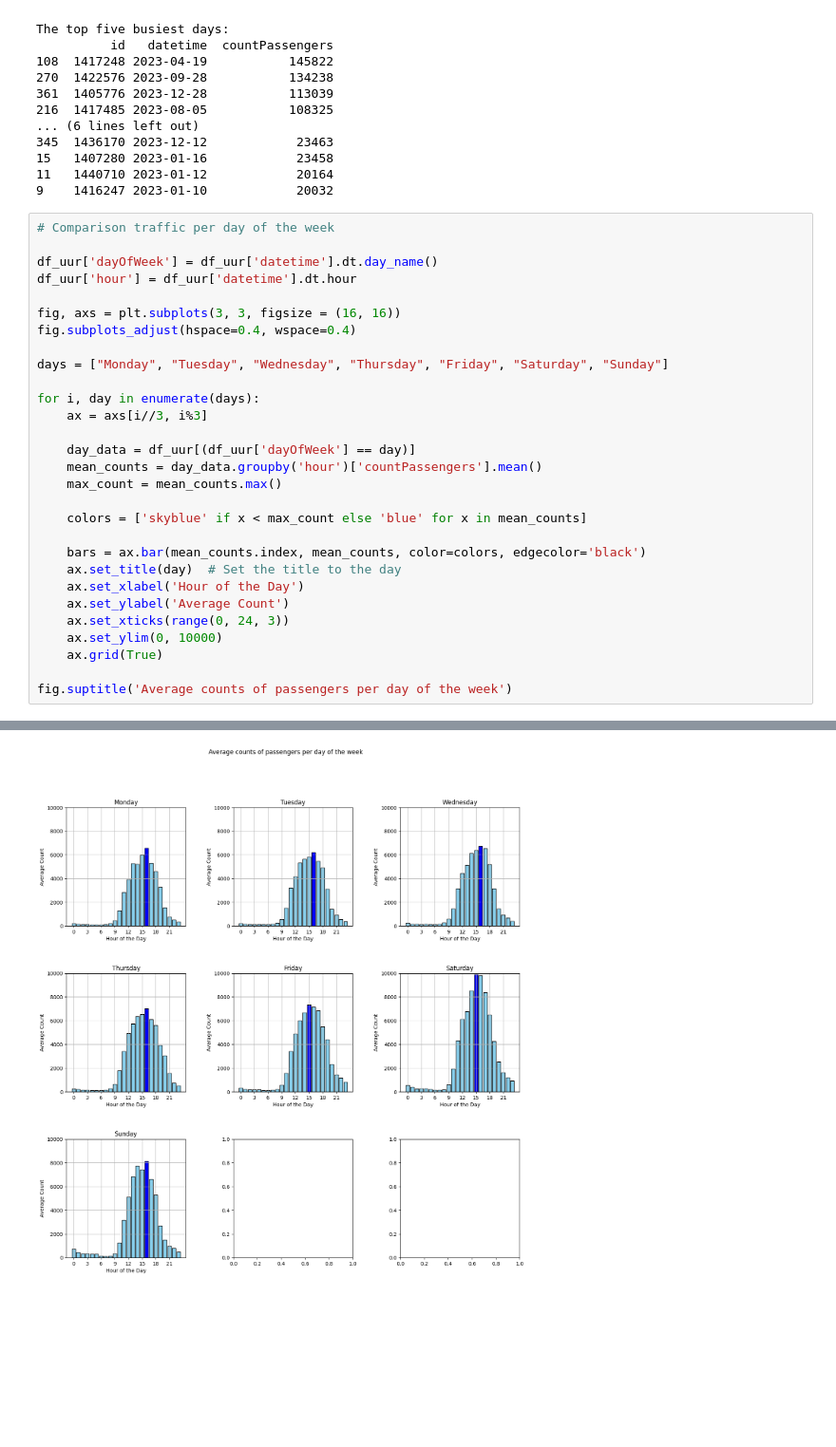
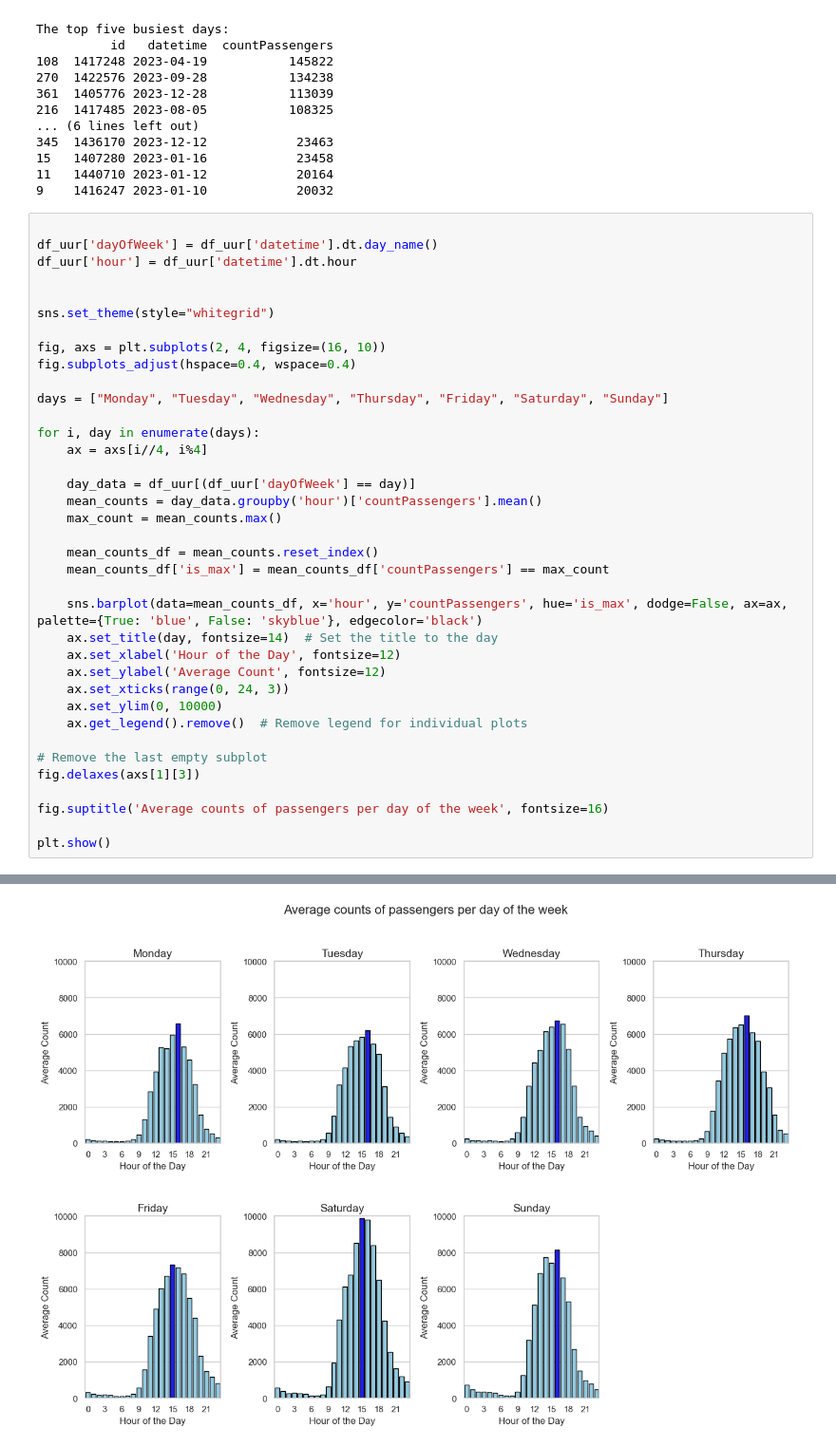
Before and after one commit to SammieKn/ShoppingKalverstraat, a Jupyter notebook: EDA.ipynb, the cells around one changed output, grey strips where cells are left out. Shown at 95% size. Drawn from its saved outputs; the diff is of its cells as text; blank space fills up the shorter version.

Commit message:
first version of the data analysis

```diff
--- a/EDA.ipynb
+++ b/EDA.ipynb
@@ -282,32 +280,40 @@ The top five busiest days:
 11   1440710 2023-01-12            20164
 9    1416247 2023-01-10            20032
 # %%
-# Comparison traffic per day of the week
 
 df_uur['dayOfWeek'] = df_uur['datetime'].dt.day_name()
 df_uur['hour'] = df_uur['datetime'].dt.hour
 
-fig, axs = plt.subplots(3, 3, figsize = (16, 16))
+
+sns.set_theme(style="whitegrid")
+
+fig, axs = plt.subplots(2, 4, figsize=(16, 10))
 fig.subplots_adjust(hspace=0.4, wspace=0.4)
 
 days = ["Monday", "Tuesday", "Wednesday", "Thursday", "Friday", "Saturday", "Sunday"]
 
 for i, day in enumerate(days):
-    ax = axs[i//3, i%3]
+    ax = axs[i//4, i%4]
 
     day_data = df_uur[(df_uur['dayOfWeek'] == day)]
     mean_counts = day_data.groupby('hour')['countPassengers'].mean()
     max_count = mean_counts.max()
 
-    colors = ['skyblue' if x < max_count else 'blue' for x in mean_counts]
+    mean_counts_df = mean_counts.reset_index()
+    mean_counts_df['is_max'] = mean_counts_df['countPassengers'] == max_count
 
-    bars = ax.bar(mean_counts.index, mean_counts, color=colors, edgecolor='black')
-    ax.set_title(day)  # Set the title to the day
-    ax.set_xlabel('Hour of the Day')
-    ax.set_ylabel('Average Count')
+    sns.barplot(data=mean_counts_df, x='hour', y='countPassengers', hue='is_max', dodge=False, ax=ax, palette={True: 'blue', False: 'skyblue'}, edgecolor='black')
+    ax.set_title(day, fontsize=14)  # Set the title to the day
+    ax.set_xlabel('Hour of the Day', fontsize=12)
+    ax.set_ylabel('Average Count', fontsize=12)
     ax.set_xticks(range(0, 24, 3))
     ax.set_ylim(0, 10000)
-    ax.grid(True)
+    ax.get_legend().remove()  # Remove legend for individual plots
 
-fig.suptitle('Average counts of passengers per day of the week')
+# Remove the last empty subplot
+fig.delaxes(axs[1][3])
+
+fig.suptitle('Average counts of passengers per day of the week', fontsize=16)
+
+plt.show()
 # %% [output]
@@ -315 +320 @@ Text(0.5, 0.98, 'Average counts of passengers per day of the week')
-[figure, old version]
+[figure, new version]
```
Also changed, not shown: parts of 37 cells of this notebook, 4 other files.
